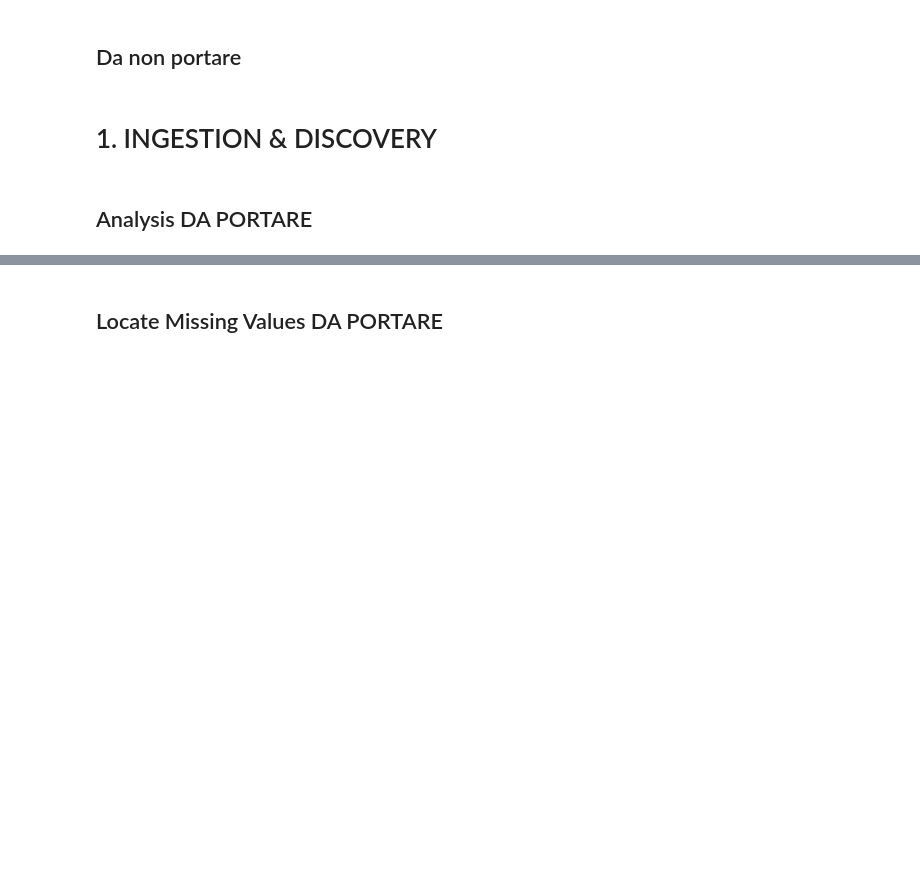
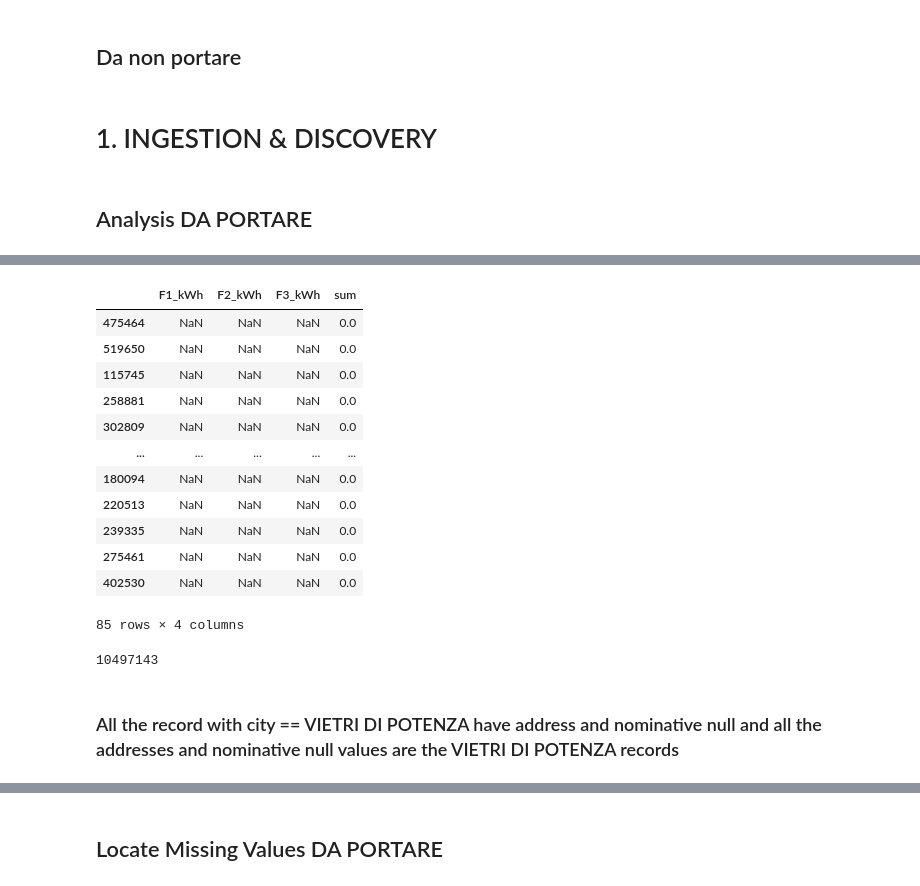
Before and after one commit to Il-Pela/BDMG-Project, a Jupyter notebook: Pelacani.ipynb, the cells around one changed output, grey strips where cells are left out. Drawn from its saved outputs; the diff is of its cells as text; code cells hidden in the pictures; blank space fills up the shorter version.

```diff
--- a/Pelacani.ipynb
+++ b/Pelacani.ipynb
@@ -466,0 +434,3 @@ def get_duplicate_col(df, soglia=0.9):
+# %%
+F_kWh = base[['F1_kWh', 'F2_kWh', 'F3_kWh']]
+F_kWh = F_kWh.persist()
@@ -467,2 +452,26 @@ def get_duplicate_col(df, soglia=0.9):
+# %%
+F_kWh['sum'] = F_kWh.sum(axis=1)
+# %%
+F_kWh[F_kWh[['F1_kWh', 'F2_kWh', 'F3_kWh']].isna().all(axis=1)].compute()
+# %% [output]
+|  | F1_kWh | F2_kWh | F3_kWh | sum |
+| 475464 | NaN | NaN | NaN | 0.0 |
+| 519650 | NaN | NaN | NaN | 0.0 |
+| 115745 | NaN | NaN | NaN | 0.0 |
+| 258881 | NaN | NaN | NaN | 0.0 |
+| 302809 | NaN | NaN | NaN | 0.0 |
+| ... | ... | ... | ... | ... |
+| 180094 | NaN | NaN | NaN | 0.0 |
+| 220513 | NaN | NaN | NaN | 0.0 |
+| 239335 | NaN | NaN | NaN | 0.0 |
+| 275461 | NaN | NaN | NaN | 0.0 |
+| 402530 | NaN | NaN | NaN | 0.0 |
+85 rows × 4 columns
+# %%
+F_kWh.shape[0].compute()
+# %% [output]
+10497143
+# %% [markdown]
+### All the record with city == VIETRI DI POTENZA have address and nominative null and all the addresses and nominative null values are the VIETRI DI POTENZA records
 # %%
 #esempio
```
Also changed, not shown: parts of 63 cells of this notebook.
